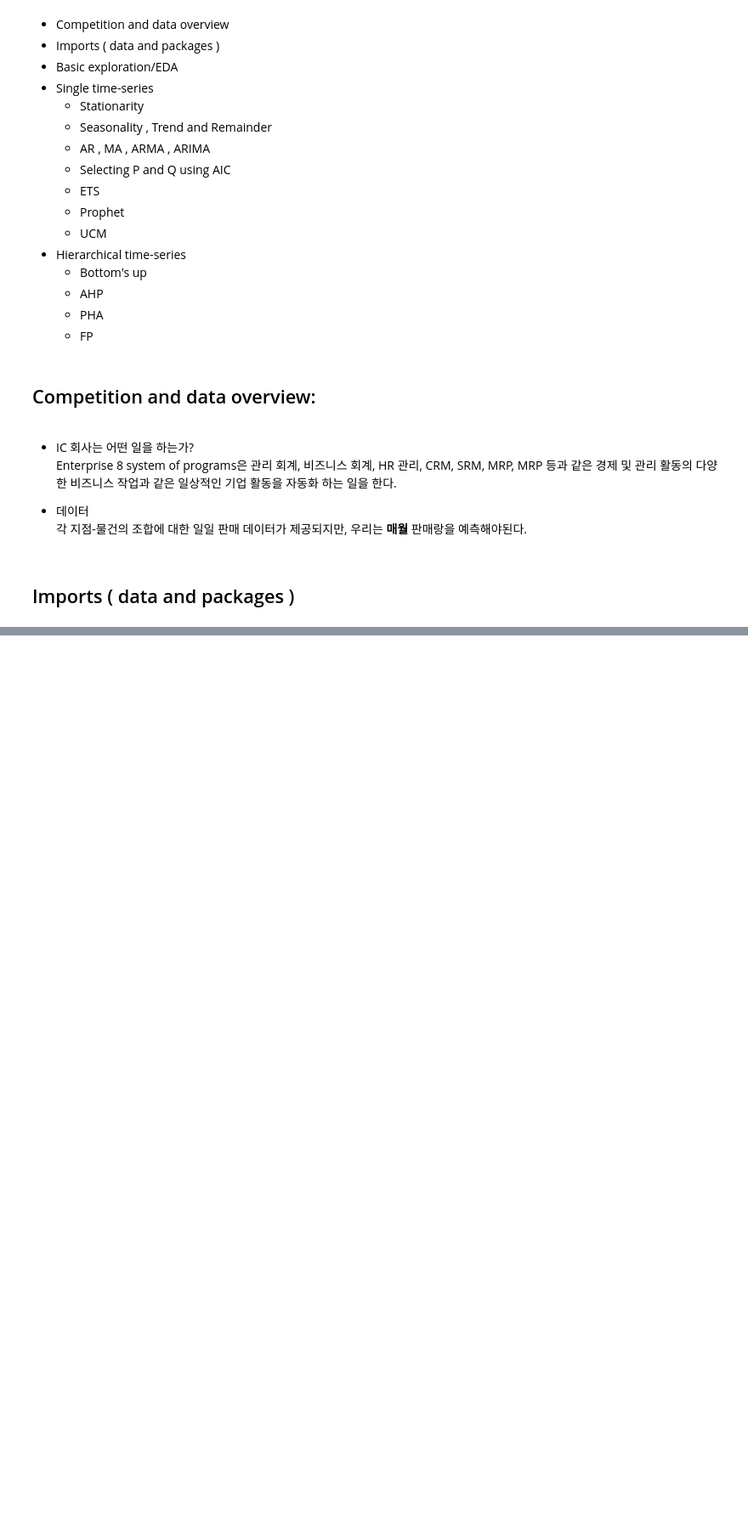
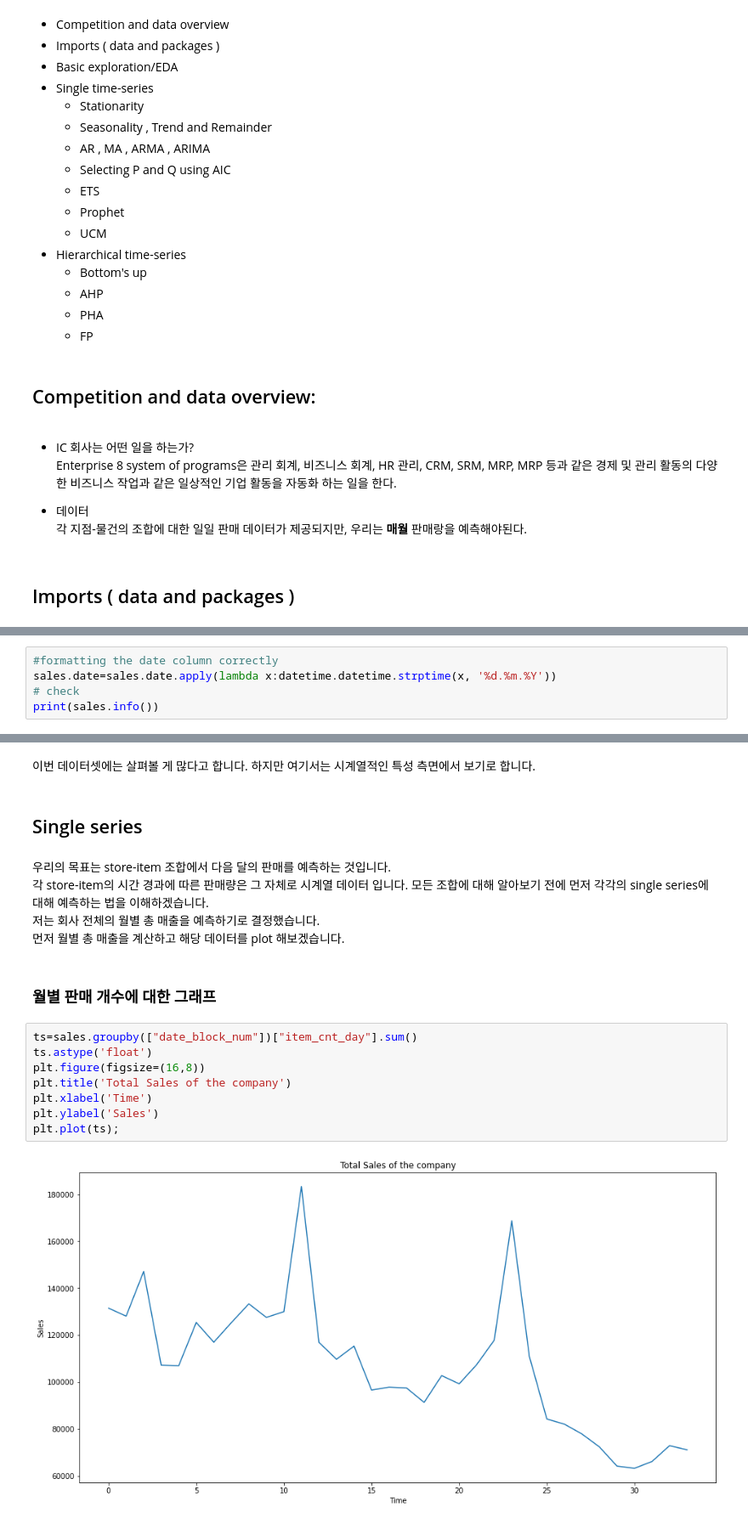
Before and after one commit to JaeHeee/AIFFEL_Merona, a Jupyter notebook: KM/Time_series_Basics_km.ipynb, the cells around one changed output, grey strips where cells are left out. Shown at 85% size. Cells and saved outputs as stored; diff of their text form; blank space fills up the shorter version.

```diff
--- a/KM/Time_series_Basics_km.ipynb
+++ b/KM/Time_series_Basics_km.ipynb
@@ -34,0 +116,5 @@
+# %%
+#formatting the date column correctly
+sales.date=sales.date.apply(lambda x:datetime.datetime.strptime(x, '%d.%m.%Y'))
+# check
+print(sales.info())
@@ -34,0 +184,21 @@
+# %% [markdown]
+이번 데이터셋에는 살펴볼 게 많다고 합니다. 하지만 여기서는 시계열적인 특성 측면에서 보기로 합니다.
+# %% [markdown]
+## Single series
+# %% [markdown]
+우리의 목표는 store-item 조합에서 다음 달의 판매를 예측하는 것입니다.
+각 store-item의 시간 경과에 따른 판매량은 그 자체로 시계열 데이터 입니다. 모든 조합에 대해 알아보기 전에 먼저 각각의 single series에 대해 예측하는 법을 이해하겠습니다.
+저는 회사 전체의 월별 총 매출을 예측하기로 결정했습니다.
+먼저 월별 총 매출을 계산하고 해당 데이터를 plot 해보겠습니다.
+# %% [markdown]
+### 월별 판매 개수에 대한 그래프
+# %%
+ts=sales.groupby(["date_block_num"])["item_cnt_day"].sum()
+ts.astype('float')
+plt.figure(figsize=(16,8))
+plt.title('Total Sales of the company')
+plt.xlabel('Time')
+plt.ylabel('Sales')
+plt.plot(ts);
+# %% [output]
+[figure, added]
```
Also changed, not shown: parts of 43 cells of this notebook.
